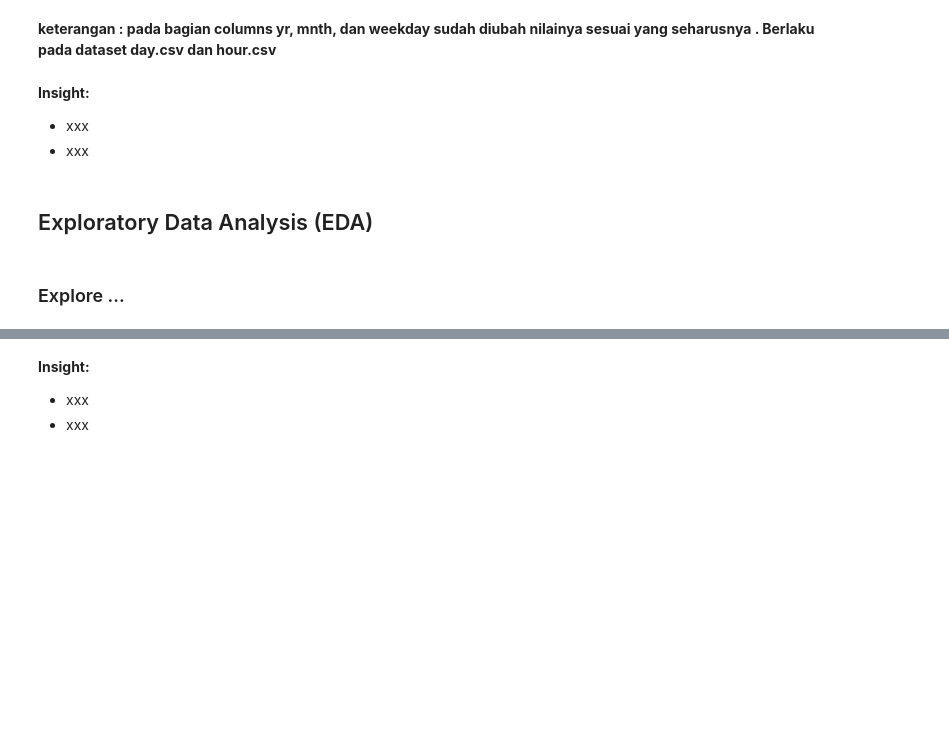
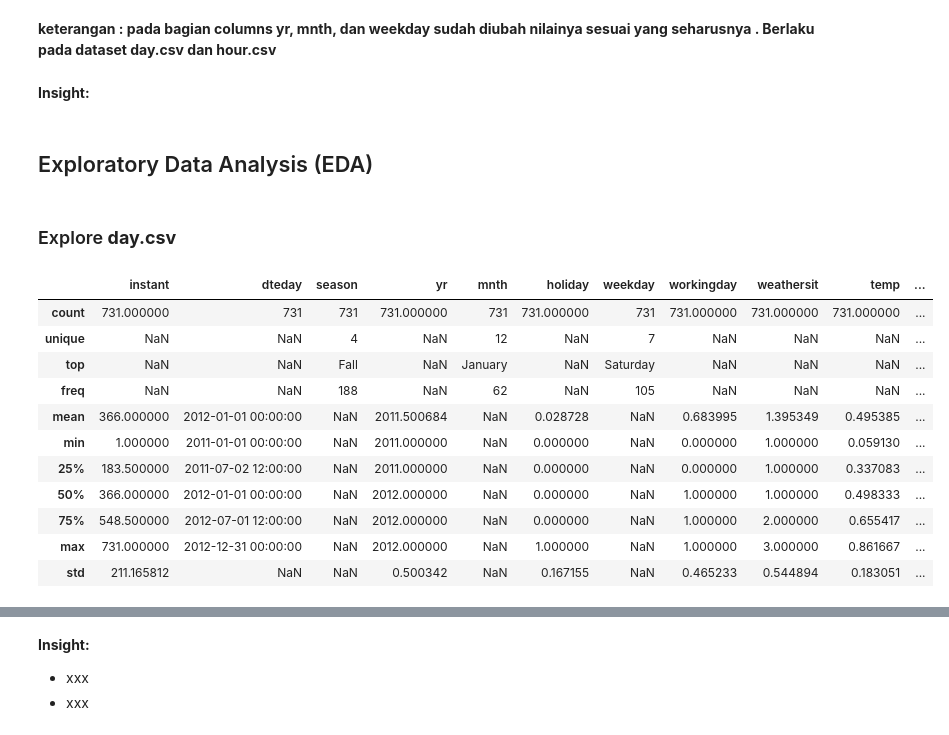
Before and after one commit to Nauviii/first_project_DataAnalayst, a Jupyter notebook: Notebook.ipynb, the cells around one changed output, grey strips where cells are left out. Drawn from its saved outputs; the diff is of its cells as text; code cells hidden in the pictures; blank space fills up the shorter version.

```diff
--- a/Notebook.ipynb
+++ b/Notebook.ipynb
@@ -487,8 +488,22 @@ bike_day_df.to_csv("first_project_DataAnalyst/dashboard/cleaned_day_df.csv", ind
 # %% [markdown]
 **Insight:**
-- xxx
-- xxx
 # %% [markdown]
 ## Exploratory Data Analysis (EDA)
 # %% [markdown]
-### Explore ...
+### Explore **day.csv**
+# %%
+# Melihat rangkuman parameter statistik
+bike_day_df.describe(include="all")
+# %% [output]
+|  | instant | dteday | season | yr | mnth | holiday | weekday | workingday | weathersit | temp | ... |
+| count | 731.000000 | 731 | 731 | 731.000000 | 731 | 731.000000 | 731 | 731.000000 | 731.000000 | 731.000000 | ... |
+| unique | NaN | NaN | 4 | NaN | 12 | NaN | 7 | NaN | NaN | NaN | ... |
+| top | NaN | NaN | Fall | NaN | January | NaN | Saturday | NaN | NaN | NaN | ... |
+| freq | NaN | NaN | 188 | NaN | 62 | NaN | 105 | NaN | NaN | NaN | ... |
+| mean | 366.000000 | 2012-01-01 00:00:00 | NaN | 2011.500684 | NaN | 0.028728 | NaN | 0.683995 | 1.395349 | 0.495385 | ... |
+| min | 1.000000 | 2011-01-01 00:00:00 | NaN | 2011.000000 | NaN | 0.000000 | NaN | 0.000000 | 1.000000 | 0.059130 | ... |
+| 25% | 183.500000 | 2011-07-02 12:00:00 | NaN | 2011.000000 | NaN | 0.000000 | NaN | 0.000000 | 1.000000 | 0.337083 | ... |
+| 50% | 366.000000 | 2012-01-01 00:00:00 | NaN | 2012.000000 | NaN | 0.000000 | NaN | 1.000000 | 1.000000 | 0.498333 | ... |
+| 75% | 548.500000 | 2012-07-01 12:00:00 | NaN | 2012.000000 | NaN | 0.000000 | NaN | 1.000000 | 2.000000 | 0.655417 | ... |
+| max | 731.000000 | 2012-12-31 00:00:00 | NaN | 2012.000000 | NaN | 1.000000 | NaN | 1.000000 | 3.000000 | 0.861667 | ... |
+| std | 211.165812 | NaN | NaN | 0.500342 | NaN | 0.167155 | NaN | 0.465233 | 0.544894 | 0.183051 | ... |
```
Also changed, not shown: parts of 4 cells of this notebook.
